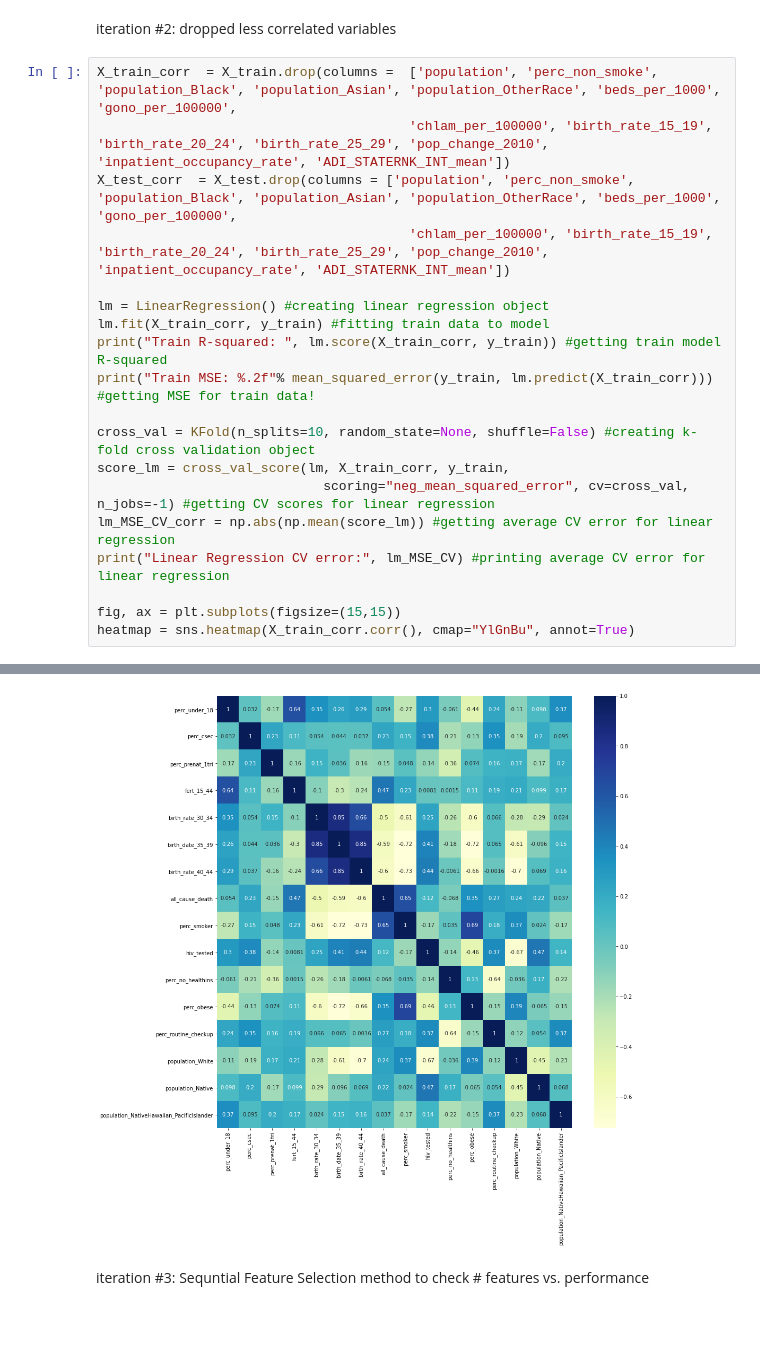
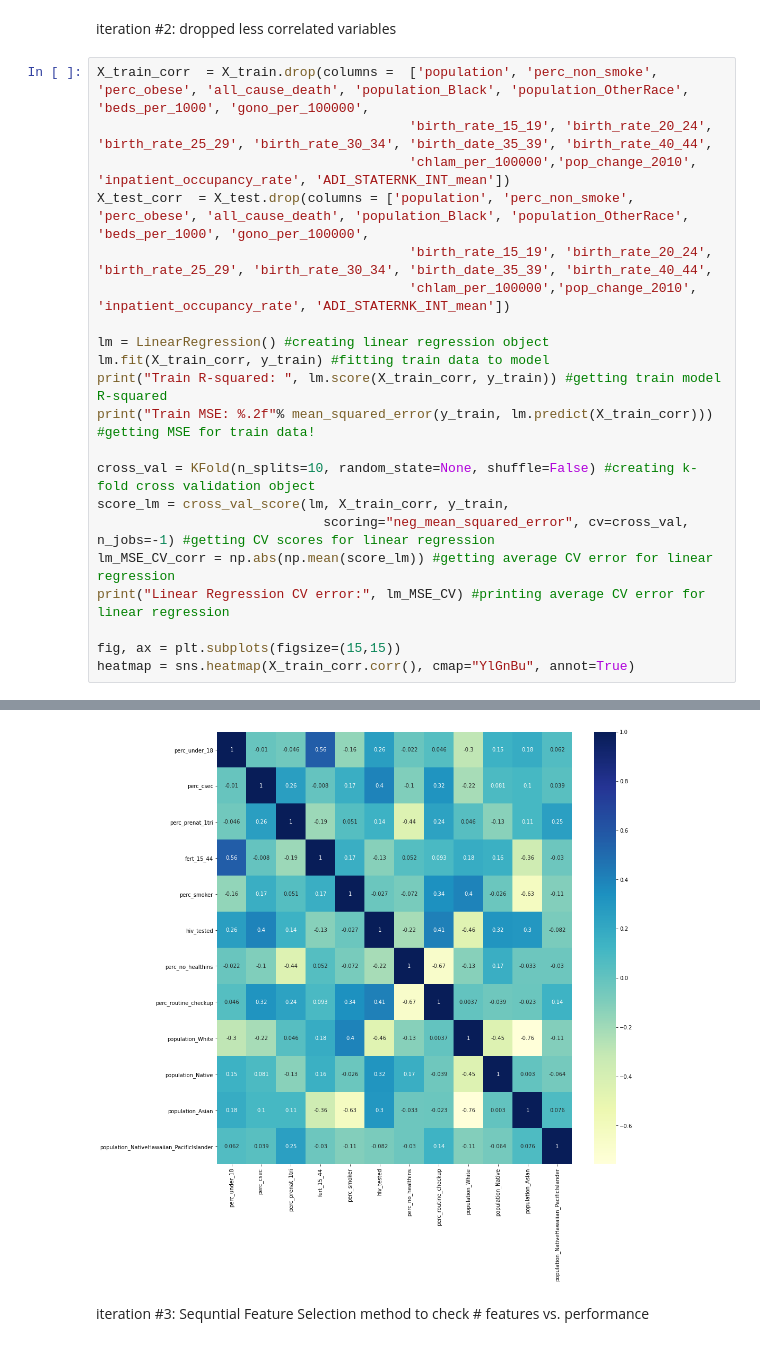
Before and after one commit to cleung-2/dabp_final, a Jupyter notebook: LinearRegression.ipynb, the cells around one changed output, grey strips where cells are left out. Drawn from its saved outputs; the diff is of its cells as text.

```diff
--- a/LinearRegression.ipynb
+++ b/LinearRegression.ipynb
@@ -106,10 +106,12 @@ Linear Regression CV error: 0.9843160958036264
 # %% [markdown]
 iteration #2: dropped less correlated variables
 # %%
-X_train_corr  = X_train.drop(columns =  ['population', 'perc_non_smoke', 'population_Black', 'population_Asian', 'population_OtherRace', 'beds_per_1000', 'gono_per_100000',
-                                        'chlam_per_100000', 'birth_rate_15_19', 'birth_rate_20_24', 'birth_rate_25_29', 'pop_change_2010', 'inpatient_occupancy_rate', 'ADI_STATERNK_INT_mean'])
-X_test_corr  = X_test.drop(columns = ['population', 'perc_non_smoke', 'population_Black', 'population_Asian', 'population_OtherRace', 'beds_per_1000', 'gono_per_100000',
-                                        'chlam_per_100000', 'birth_rate_15_19', 'birth_rate_20_24', 'birth_rate_25_29', 'pop_change_2010', 'inpatient_occupancy_rate', 'ADI_STATERNK_INT_mean'])
+X_train_corr  = X_train.drop(columns =  ['population', 'perc_non_smoke', 'perc_obese', 'all_cause_death', 'population_Black', 'population_OtherRace', 'beds_per_1000', 'gono_per_100000',
+                                        'birth_rate_15_19', 'birth_rate_20_24', 'birth_rate_25_29', 'birth_rate_30_34', 'birth_date_35_39', 'birth_rate_40_44',
+                                        'chlam_per_100000','pop_change_2010', 'inpatient_occupancy_rate', 'ADI_STATERNK_INT_mean'])
+X_test_corr  = X_test.drop(columns = ['population', 'perc_non_smoke', 'perc_obese', 'all_cause_death', 'population_Black', 'population_OtherRace', 'beds_per_1000', 'gono_per_100000',
+                                        'birth_rate_15_19', 'birth_rate_20_24', 'birth_rate_25_29', 'birth_rate_30_34', 'birth_date_35_39', 'birth_rate_40_44',
+                                        'chlam_per_100000','pop_change_2010', 'inpatient_occupancy_rate', 'ADI_STATERNK_INT_mean'])
 
 lm = LinearRegression() #creating linear regression object
 lm.fit(X_train_corr, y_train) #fitting train data to model
@@ -131,4 +133,4 @@ Linear Regression CV error: 0.9843160958036264
-[figure, old version]
+[figure, new version]
 # %% [markdown]
 iteration #3: Sequntial Feature Selection method to check # features vs. performance
 # %%
```
Also changed, not shown: parts of 14 cells of this notebook.
